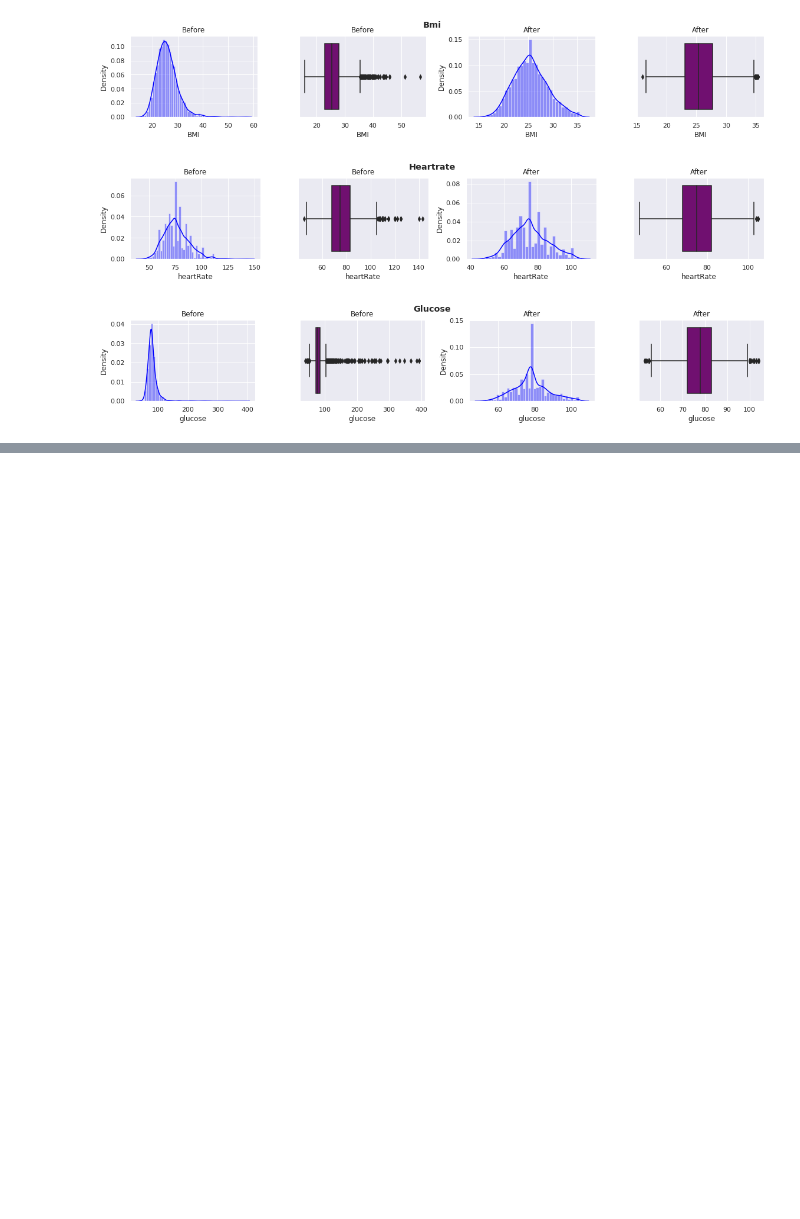
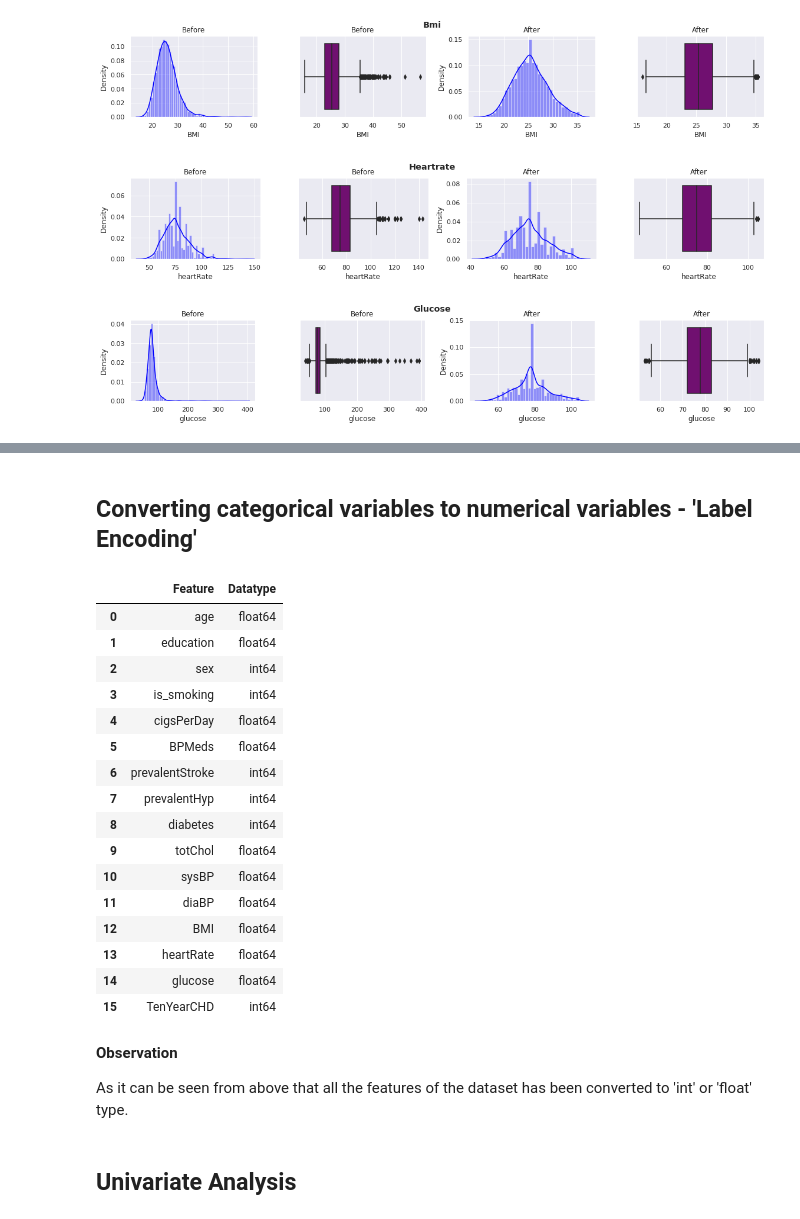
Before and after one commit to Amit-Singh-Rajput/Cardiovascular-Risk-Prediction, a Jupyter notebook: Cardiovascular_Risk_Prediction_Solution.ipynb, the cells around one changed output, grey strips where cells are left out. Saved outputs shown, nothing was run; the diff lists cells and outputs as text; code cells hidden in the pictures; blank space fills up the shorter version.

```diff
--- a/Cardiovascular_Risk_Prediction_Solution.ipynb
+++ b/Cardiovascular_Risk_Prediction_Solution.ipynb
@@ -431,0 +468,2 @@ for column in Numerical_features :
+# %% [markdown]
+## **Converting categorical variables to numerical variables - 'Label Encoding'**
@@ -431,0 +474,27 @@ for column in Numerical_features :
+# %%
+#Let's check the datatype of different features
+cvdf.dtypes.reset_index().rename(columns = {'index' : 'Feature', 0 :'Datatype'})
+# %% [output]
+|  | Feature | Datatype |
+| 0 | age | float64 |
+| 1 | education | float64 |
+| 2 | sex | int64 |
+| 3 | is_smoking | int64 |
+| 4 | cigsPerDay | float64 |
+| 5 | BPMeds | float64 |
+| 6 | prevalentStroke | int64 |
+| 7 | prevalentHyp | int64 |
+| 8 | diabetes | int64 |
+| 9 | totChol | float64 |
+| 10 | sysBP | float64 |
+| 11 | diaBP | float64 |
+| 12 | BMI | float64 |
+| 13 | heartRate | float64 |
+| 14 | glucose | float64 |
+| 15 | TenYearCHD | int64 |
+# %% [markdown]
+**Observation**
+
+As it can be seen from above that all the features of the dataset has been converted to 'int' or 'float' type.
+# %% [markdown]
+## **Univariate Analysis**
```
Also changed, not shown: parts of 14 cells of this notebook.
